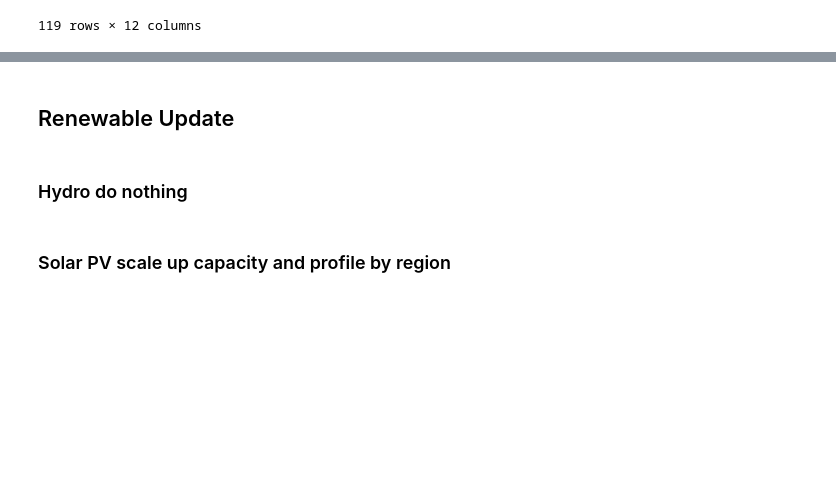
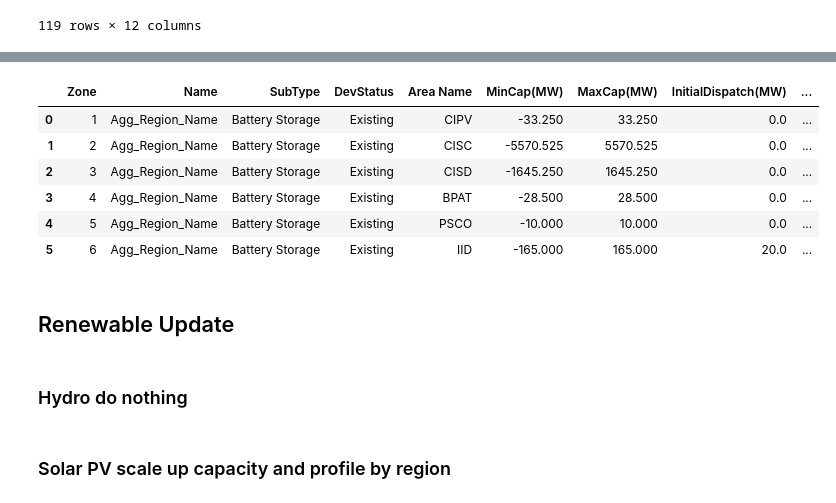
Before and after one commit to niklauskun/STESTS-Archive, a Jupyter notebook: 2032 ADS PCM V2.4.1 Public Data/GenResUpdate.ipynb, the cells around one changed output, grey strips where cells are left out. Drawn from its saved outputs; the diff is of its cells as text; code cells hidden in the pictures; blank space fills up the shorter version.

```diff
--- a/2032 ADS PCM V2.4.1 Public Data/GenResUpdate.ipynb
+++ b/2032 ADS PCM V2.4.1 Public Data/GenResUpdate.ipynb
@@ -670,0 +721,10 @@ StorageRTBids.to_csv('Processed Data/'+str(Year)+'/StorageRTBids.csv')
+# %%
+aggregated
+# %% [output]
+|  | Zone | Name | SubType | DevStatus | Area Name | MinCap(MW) | MaxCap(MW) | InitialDispatch(MW) | ... |
+| 0 | 1 | Agg_Region_Name | Battery Storage | Existing | CIPV | -33.250 | 33.250 | 0.0 | ... |
+| 1 | 2 | Agg_Region_Name | Battery Storage | Existing | CISC | -5570.525 | 5570.525 | 0.0 | ... |
+| 2 | 3 | Agg_Region_Name | Battery Storage | Existing | CISD | -1645.250 | 1645.250 | 0.0 | ... |
+| 3 | 4 | Agg_Region_Name | Battery Storage | Existing | BPAT | -28.500 | 28.500 | 0.0 | ... |
+| 4 | 5 | Agg_Region_Name | Battery Storage | Existing | PSCO | -10.000 | 10.000 | 0.0 | ... |
+| 5 | 6 | Agg_Region_Name | Battery Storage | Existing | IID | -165.000 | 165.000 | 20.0 | ... |
```
Also changed, not shown: parts of 5 cells of this notebook, 6 other files.
